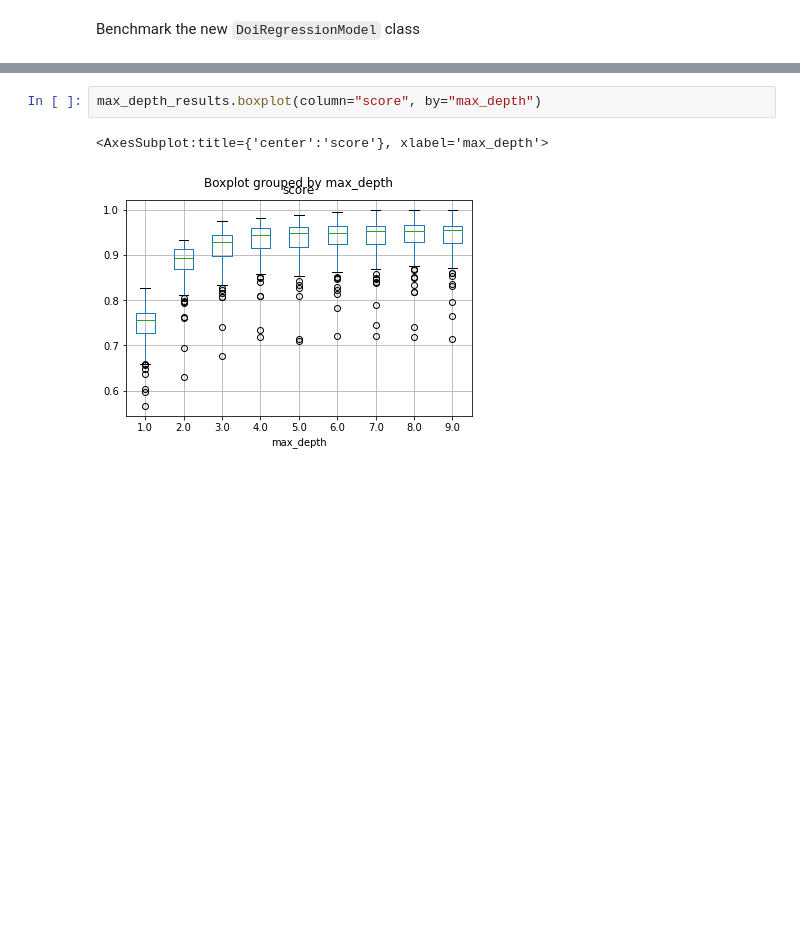
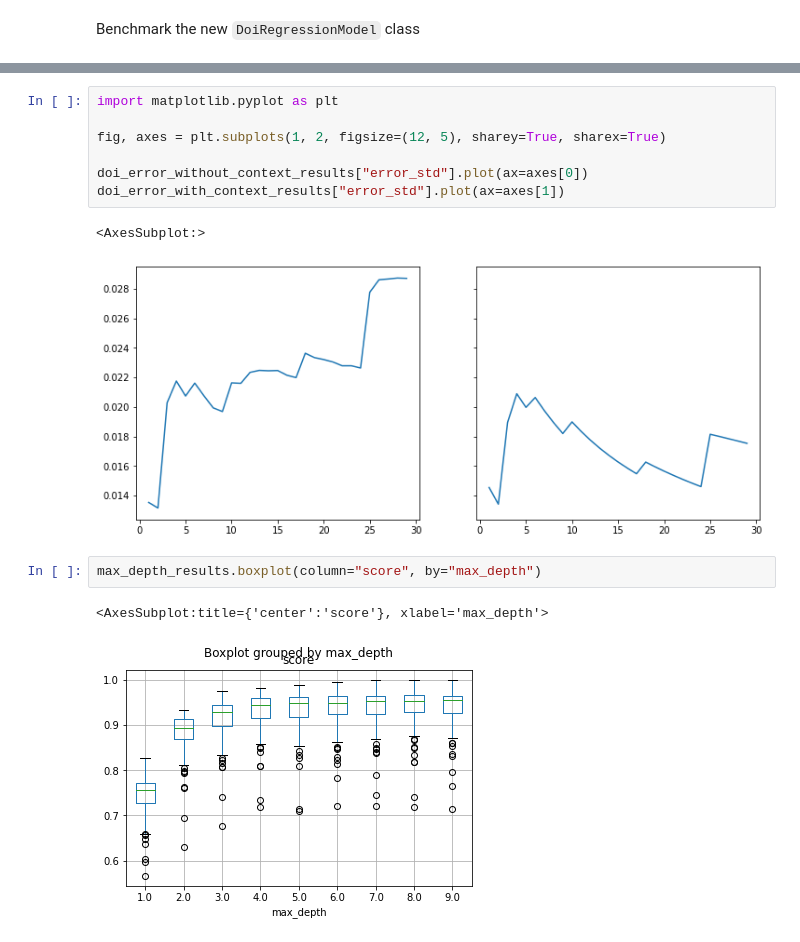
Before and after one commit to vis-au/prointerest, a Jupyter notebook: server/benchmarks/benchmarks.ipynb, the cells around one changed output, grey strips where cells are left out. Cells and saved outputs as stored; diff of their text form; blank space fills up the shorter version.

```diff
--- a/server/benchmarks/benchmarks.ipynb
+++ b/server/benchmarks/benchmarks.ipynb
@@ -247,3 +100,13 @@ doi_error_results["error_std"].plot()
+# %%
+import matplotlib.pyplot as plt
+
+fig, axes = plt.subplots(1, 2, figsize=(12, 5), sharey=True, sharex=True)
+
+doi_error_without_context_results["error_std"].plot(ax=axes[0])
+doi_error_with_context_results["error_std"].plot(ax=axes[1])
+# %% [output]
+<AxesSubplot:>
+[figure, added]
 # %%
 max_depth_results.boxplot(column="score", by="max_depth")
 # %% [output]
```
Also changed, not shown: parts of 5 cells of this notebook.
